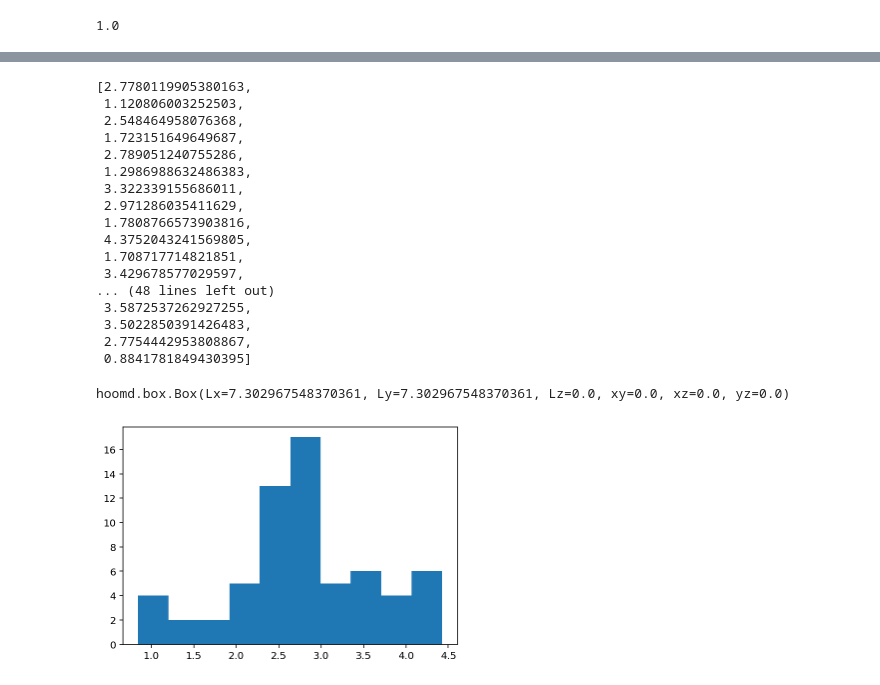
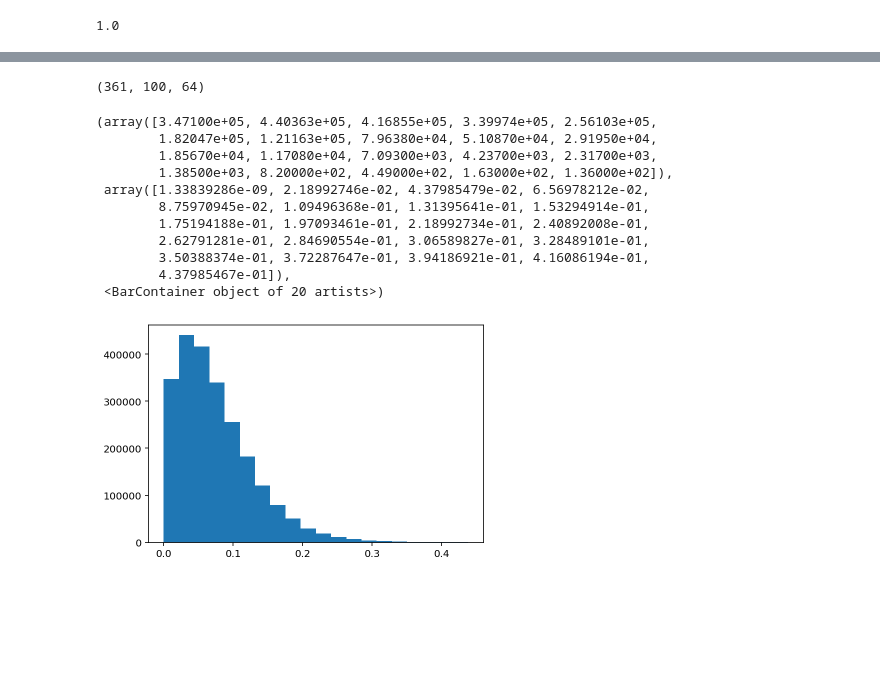
Before and after one commit to ianrgraham/monk, a Jupyter notebook: experiments/forward-flux/2d-test.ipynb, the cells around one changed output, grey strips where cells are left out. Saved outputs shown, nothing was run; the diff lists cells and outputs as text; code cells hidden in the pictures; blank space fills up the shorter version.

```diff
--- a/experiments/forward-flux/2d-test.ipynb
+++ b/experiments/forward-flux/2d-test.ipynb
@@ -192,28 +169,23 @@ Text(0.5, 0, '$t$')
-# %%
-basin_ops[0][0]
-# %% [output]
-[2.7780119905380163,
- 1.120806003252503,
- 2.548464958076368,
- 1.723151649649687,
- 2.789051240755286,
- 1.2986988632486383,
- 3.322339155686011,
- 2.971286035411629,
- 1.7808766573903816,
- 4.3752043241569805,
- 1.708717714821851,
- 3.429678577029597,
-... (48 lines left out)
- 3.5872537262927255,
- 3.5022850391426483,
- 2.7754442953808867,
- 0.8841781849430395]
-# %%
-sim.state.box
-# %% [output]
-hoomd.box.Box(Lx=7.302967548370361, Ly=7.302967548370361, Lz=0.0, xy=0.0, xz=0.0, yz=0.0)
-# %%
-plt.hist(basin_ops[2][0]);
-# %% [output]
-[figure, removed]
+# %%
+
+basin = np.array(basin_ops)[valid_basins]
+print(basin.shape)
+data = []
+for i in range(basin.shape[2]):
+    data.append(np.quantile(basin[:,:,i], .99))
+
+plt.hist(basin.flatten(), bins=20)
+# %% [output]
+(361, 100, 64)
+(array([3.47100e+05, 4.40363e+05, 4.16855e+05, 3.39974e+05, 2.56103e+05,
+        1.82047e+05, 1.21163e+05, 7.96380e+04, 5.10870e+04, 2.91950e+04,
+        1.85670e+04, 1.17080e+04, 7.09300e+03, 4.23700e+03, 2.31700e+03,
+        1.38500e+03, 8.20000e+02, 4.49000e+02, 1.63000e+02, 1.36000e+02]),
+ array([1.33839286e-09, 2.18992746e-02, 4.37985479e-02, 6.56978212e-02,
+        8.75970945e-02, 1.09496368e-01, 1.31395641e-01, 1.53294914e-01,
+        1.75194188e-01, 1.97093461e-01, 2.18992734e-01, 2.40892008e-01,
+        2.62791281e-01, 2.84690554e-01, 3.06589827e-01, 3.28489101e-01,
+        3.50388374e-01, 3.72287647e-01, 3.94186921e-01, 4.16086194e-01,
+        4.37985467e-01]),
+ <BarContainer object of 20 artists>)
+[figure, added]
```
Also changed, not shown: parts of 5 cells of this notebook, 3 other files.
